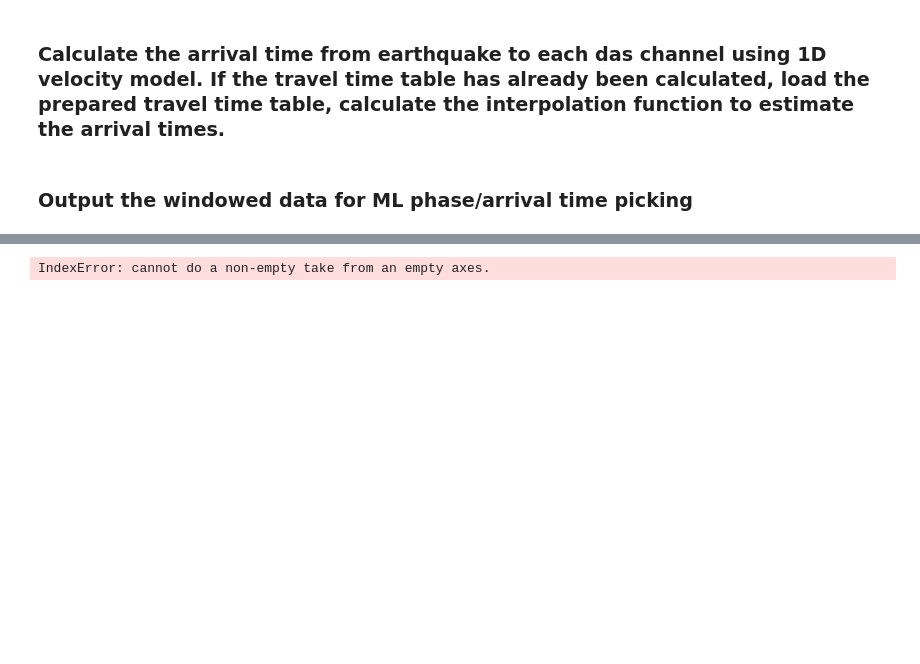
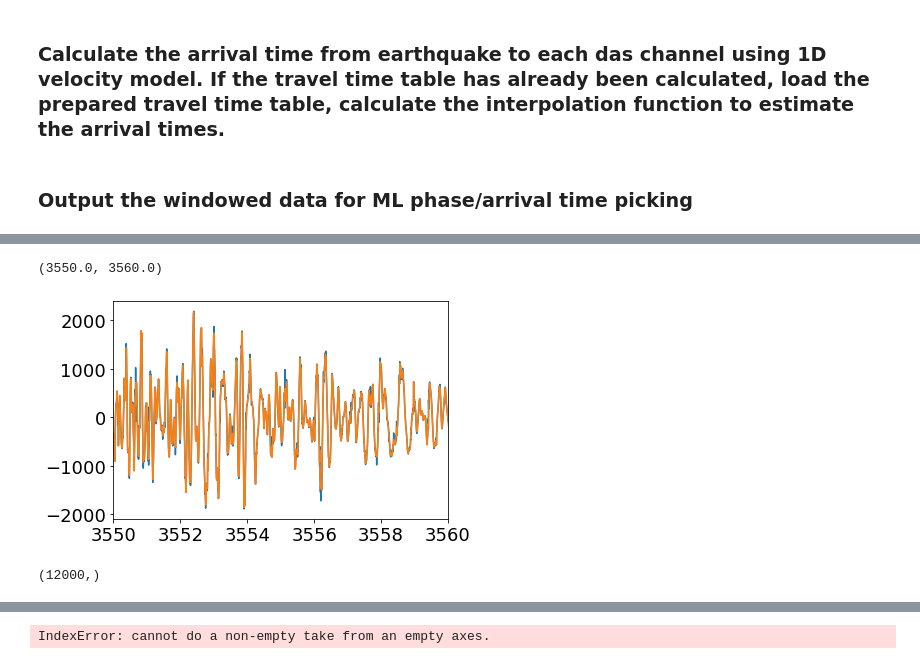
Before and after one commit to yinjiuxun/das-strain-scaling, a Jupyter notebook: jupyter_notebooks/Ridgecrest_extract_peak_amplitude.ipynb, the cells around one changed output, grey strips where cells are left out. Cells and saved outputs as stored; diff of their text form; code cells hidden in the pictures; blank space fills up the shorter version.

```diff
--- a/jupyter_notebooks/Ridgecrest_extract_peak_amplitude.ipynb
+++ b/jupyter_notebooks/Ridgecrest_extract_peak_amplitude.ipynb
@@ -223,0 +301,14 @@ for i_eq in tqdm.tqdm(range(eq_num), desc="Calculating arrival time..."):
+# %%
+from scipy.interpolate import interp1d
+das_dt_ds = 0.01
+das_time_ds = np.linspace(t_begin, t_end - das_dt_ds, 12000)
+
+downsample_f = interp1d(das_time, data_diff, axis=1, bounds_error=False, fill_value=0)
+data_diff_ds = downsample_f(das_time_ds)
+# %%
+plt.plot(das_time, data_diff[100, :])
+plt.plot(das_time_ds, data_diff_ds[100, :])
+plt.xlim(3550, 3560)
+# %% [output]
+(3550.0, 3560.0)
+[figure, added]
@@ -223,0 +318,4 @@ for i_eq in tqdm.tqdm(range(eq_num), desc="Calculating arrival time..."):
+# %%
+das_time_ds.shape
+# %% [output]
+(12000,)
```
Also changed, not shown: parts of 6 cells of this notebook.
